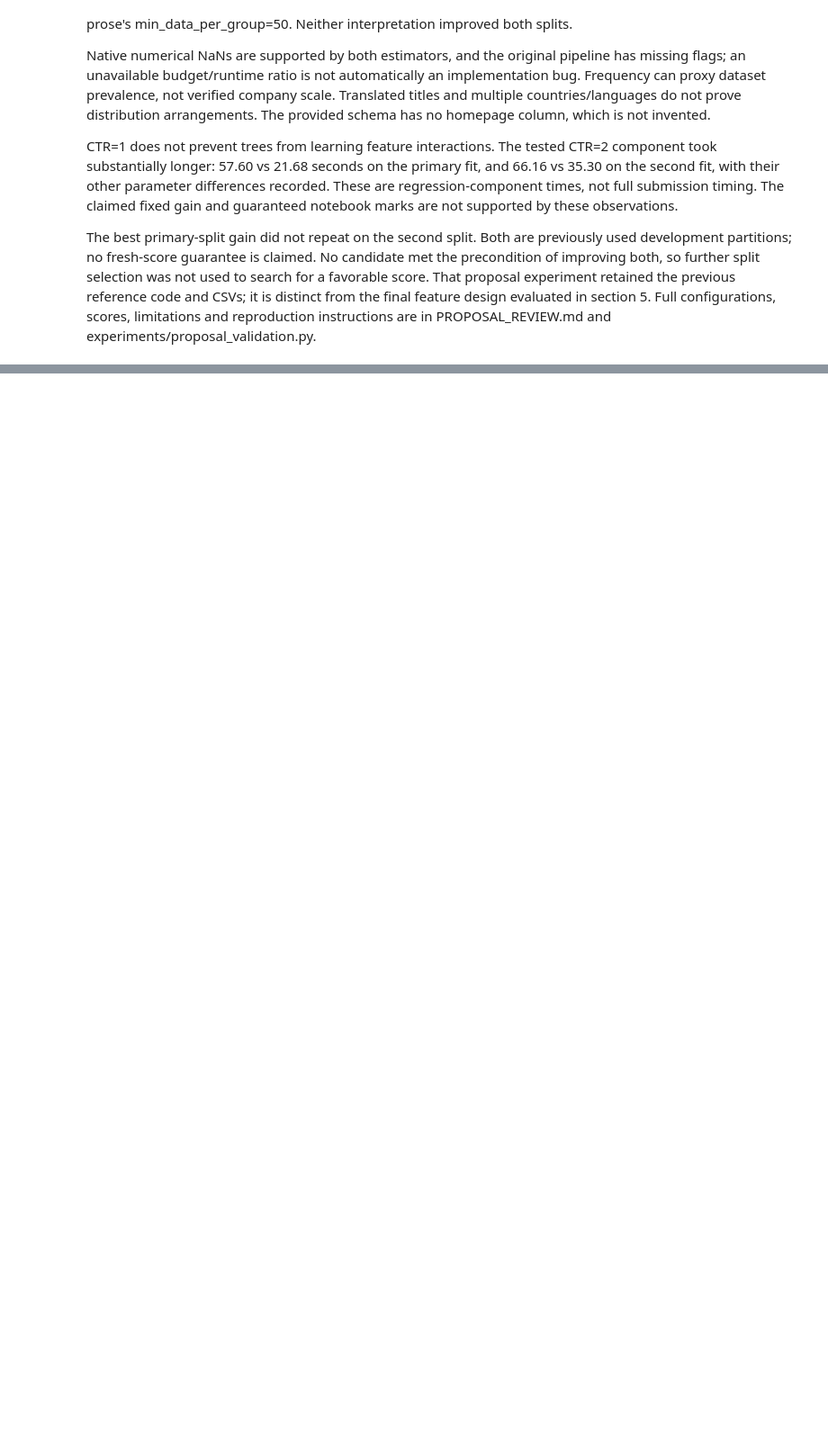
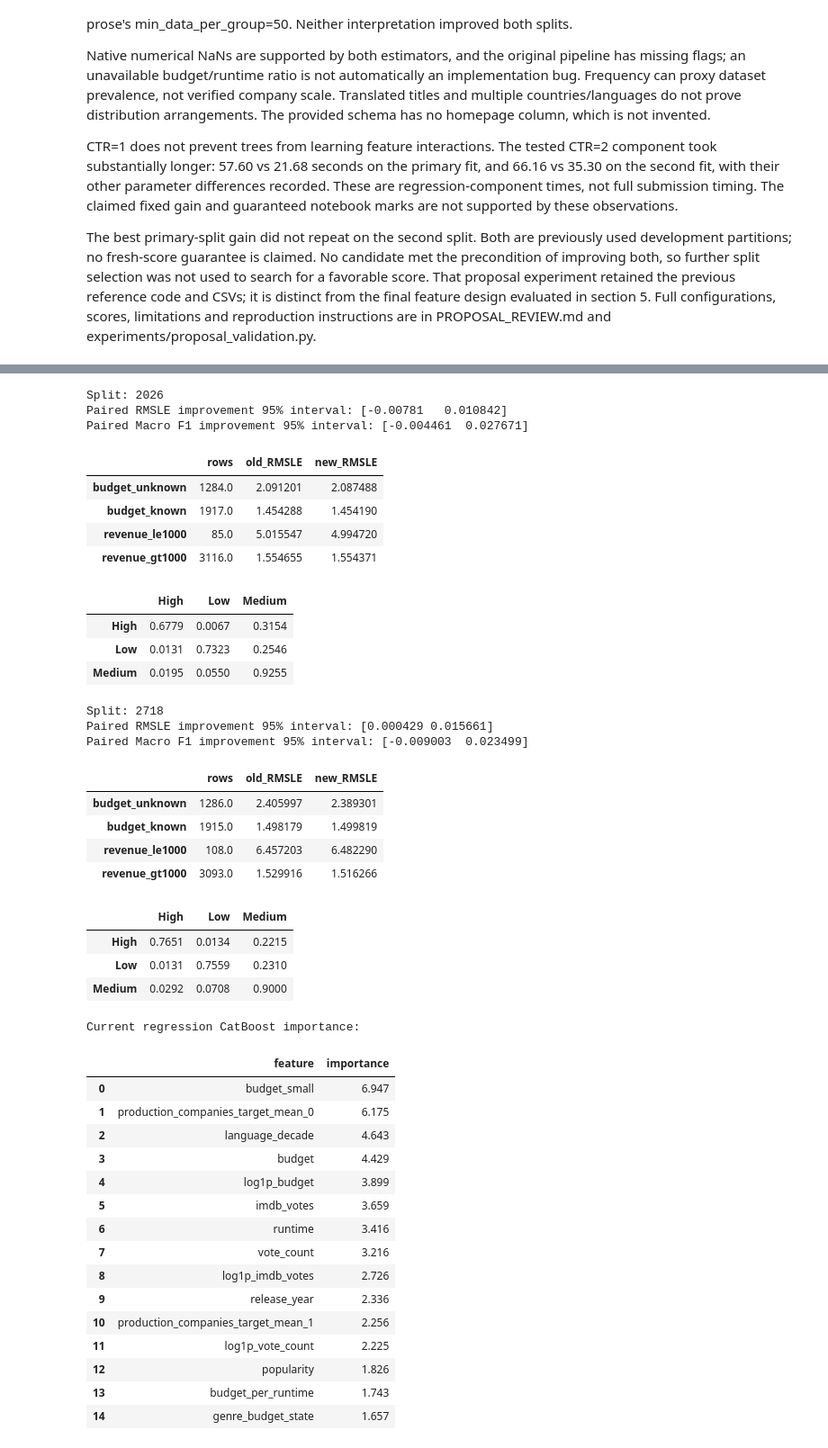
Before and after one commit to somayang1023750-hub/9321-ass3, a Jupyter notebook: z5429763.ipynb, the cells around one changed output, grey strips where cells are left out. Shown at 90% size. Cells and saved outputs as stored; diff of their text form; code cells hidden in the pictures; blank space fills up the shorter version.

```diff
--- a/z5429763.ipynb
+++ b/z5429763.ipynb
@@ -660,0 +792,12 @@ The best primary-split gain did not repeat on the second split. Both are previou
+# %%
+for row in discussion_results:
+    print('Split:', row['seed'])
+    print('Paired RMSLE improvement 95% interval:', np.round(row['reg_improvement_95CI'], 6))
+    print('Paired Macro F1 improvement 95% interval:', np.round(row['cls_improvement_95CI'], 6))
+    display(pd.DataFrame(row['regression_groups']).T.round(6))
+    cm = np.array(row['new_confusion_matrix'])
+    display(pd.DataFrame(cm / cm.sum(axis=1, keepdims=True),
+                         index=row['classification_labels'], columns=row['classification_labels']).round(4))
+print('Current regression CatBoost importance:')
+display(pd.DataFrame(discussion_results[0]['regression_importance']).round(3))
+# %% [output]
@@ -660,0 +816,41 @@ The best primary-split gain did not repeat on the second split. Both are previou
+Split: 2026
+Paired RMSLE improvement 95% interval: [-0.00781   0.010842]
+Paired Macro F1 improvement 95% interval: [-0.004461  0.027671]
+|  | rows | old_RMSLE | new_RMSLE |
+| budget_unknown | 1284.0 | 2.091201 | 2.087488 |
+| budget_known | 1917.0 | 1.454288 | 1.454190 |
+| revenue_le1000 | 85.0 | 5.015547 | 4.994720 |
+| revenue_gt1000 | 3116.0 | 1.554655 | 1.554371 |
+|  | High | Low | Medium |
+| High | 0.6779 | 0.0067 | 0.3154 |
+| Low | 0.0131 | 0.7323 | 0.2546 |
+| Medium | 0.0195 | 0.0550 | 0.9255 |
+Split: 2718
+Paired RMSLE improvement 95% interval: [0.000429 0.015661]
+Paired Macro F1 improvement 95% interval: [-0.009003  0.023499]
+|  | rows | old_RMSLE | new_RMSLE |
+| budget_unknown | 1286.0 | 2.405997 | 2.389301 |
+| budget_known | 1915.0 | 1.498179 | 1.499819 |
+| revenue_le1000 | 108.0 | 6.457203 | 6.482290 |
+| revenue_gt1000 | 3093.0 | 1.529916 | 1.516266 |
+|  | High | Low | Medium |
+| High | 0.7651 | 0.0134 | 0.2215 |
+| Low | 0.0131 | 0.7559 | 0.2310 |
+| Medium | 0.0292 | 0.0708 | 0.9000 |
+Current regression CatBoost importance:
+|  | feature | importance |
+| 0 | budget_small | 6.947 |
+| 1 | production_companies_target_mean_0 | 6.175 |
+| 2 | language_decade | 4.643 |
+| 3 | budget | 4.429 |
+| 4 | log1p_budget | 3.899 |
+| 5 | imdb_votes | 3.659 |
+| 6 | runtime | 3.416 |
+| 7 | vote_count | 3.216 |
+| 8 | log1p_imdb_votes | 2.726 |
+| 9 | release_year | 2.336 |
+| 10 | production_companies_target_mean_1 | 2.256 |
+| 11 | log1p_vote_count | 2.225 |
+| 12 | popularity | 1.826 |
+| 13 | budget_per_runtime | 1.743 |
+| 14 | genre_budget_state | 1.657 |
```
Also changed, not shown: parts of 10 cells of this notebook, 13 other files.
